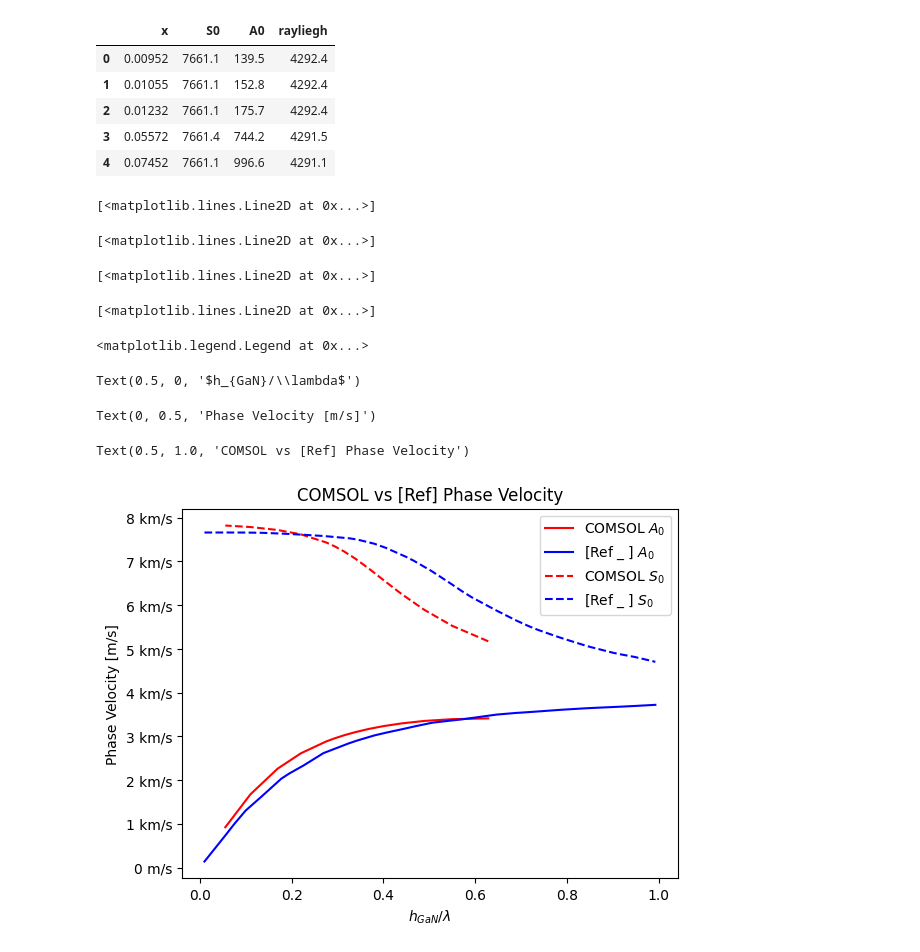
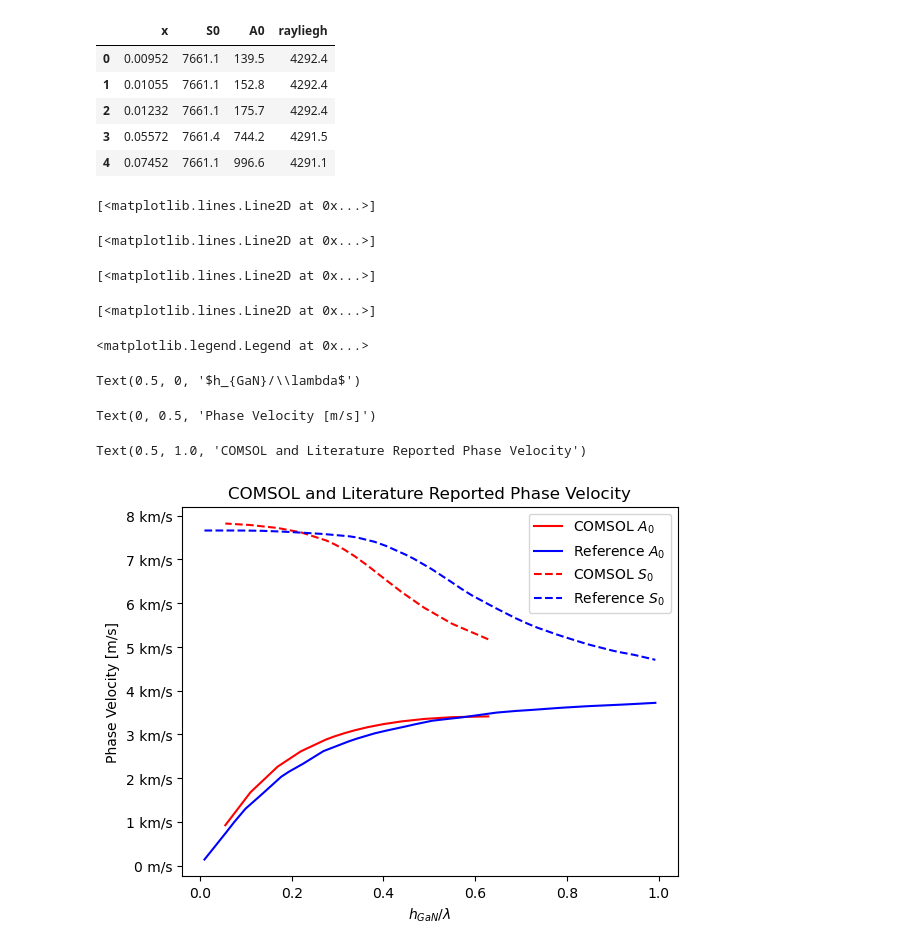
Before and after one commit to ninja-lab/Resonators, a Jupyter notebook: Dispersion.ipynb, the cells around one changed output. Saved outputs shown, nothing was run; the diff lists cells and outputs as text; code cells hidden in the pictures.

```diff
--- a/Dispersion.ipynb
+++ b/Dispersion.ipynb
@@ -11,6 +11,10 @@ import numpy as np
 filepath = '/home/erik/OneDrive/Research/Data/'
 filename = 'Comsol_ksq_data_inf.xlsx'
 comsol_df = pd.read_excel(filepath + filename)
+comsol_df.head()
+# Phase velocities from eigenfrequencies and wavelengths
+comsol_df['w_A'] = comsol_df['wavelengths'] * comsol_df['eigAS']
+comsol_df['w_S'] = comsol_df['wavelengths'] * comsol_df['eigS']
 comsol_df.head()
 #DC phase velocity [m/ms]. m/ms * 1000ms / s = m/s
 #DC frequency [kHz]
@@ -65,6 +77,6 @@ Text(0.5, 1.0, 'COMSOL vs Dispersion Calculator Phase Velocity')
 # %%
 #plot comsol vs Popa
-Fig5_4 = pd.read_csv('Popa5-4.csv')
+Fig5_4 = pd.read_csv('./data/Popa5-4.csv')
 Fig5_4.head()
 # %% [output]
 |  | x | S0 | A0 | rayliegh |
@@ -76,25 +88,25 @@ Fig5_4.head()
 # %%
 fig, ax = plt.subplots()
 formatter = EngFormatter(unit='m/s')
 ax.yaxis.set_major_formatter(formatter)
-ax.plot( 4.4e-6/comsol_df['lambda'], comsol_df['w_A'], color='r', label = 'COMSOL ' + r'$A_0$')
-ax.plot(Fig5_4['x'], Fig5_4[ 'A0'], color='b',  label= '[Ref _ ] ' + r'$A_0$')
-ax.plot( 4.4e-6/comsol_df['lambda'], comsol_df['w_S'], color='r',linestyle='--',  label = 'COMSOL ' +r'$S_0$')
-ax.plot(Fig5_4['x'], Fig5_4[ 'S0'], color='b', linestyle='--', label= '[Ref _ ] ' + r'$S_0$')
+ax.plot( 4.4e-6/comsol_df['wavelengths'], comsol_df['w_A'], color='r', label = 'COMSOL ' + r'$A_0$')
+ax.plot(Fig5_4['x'], Fig5_4[ 'A0'], color='b',  label= 'Reference ' + r'$A_0$')
+ax.plot( 4.4e-6/comsol_df['wavelengths'], comsol_df['w_S'], color='r',linestyle='--',  label = 'COMSOL ' +r'$S_0$')
+ax.plot(Fig5_4['x'], Fig5_4[ 'S0'], color='b', linestyle='--', label= 'Reference ' + r'$S_0$')
 ax.legend()
 ax.set_xlabel(r'$h_{GaN}/\lambda$')
 ax.set_ylabel('Phase Velocity [m/s]')
-ax.set_title('COMSOL vs [Ref] Phase Velocity')
+ax.set_title('COMSOL and Literature Reported Phase Velocity')
 # %% [output]
 [<matplotlib.lines.Line2D at 0x...>]
 [<matplotlib.lines.Line2D at 0x...>]
 [<matplotlib.lines.Line2D at 0x...>]
 [<matplotlib.lines.Line2D at 0x...>]
 <matplotlib.legend.Legend at 0x...>
 Text(0.5, 0, '$h_{GaN}/\\lambda$')
 Text(0, 0.5, 'Phase Velocity [m/s]')
-Text(0.5, 1.0, 'COMSOL vs [Ref] Phase Velocity')
+Text(0.5, 1.0, 'COMSOL and Literature Reported Phase Velocity')
-[figure, old version]
+[figure, new version]
 # %%
 comsol_data = {
     "λ [m]": [7.0E-06, 8.0E-06, 9.0E-06, 1.0E-05, 1.1E-05, 1.2E-05, 1.3E-05, 1.4E-05, 1.5E-05, 1.6E-05, 2.0E-05, 2.6E-05, 4.0E-05, 8.0E-05],
```
Also changed, not shown: parts of 2 cells of this notebook, 26 other files.
